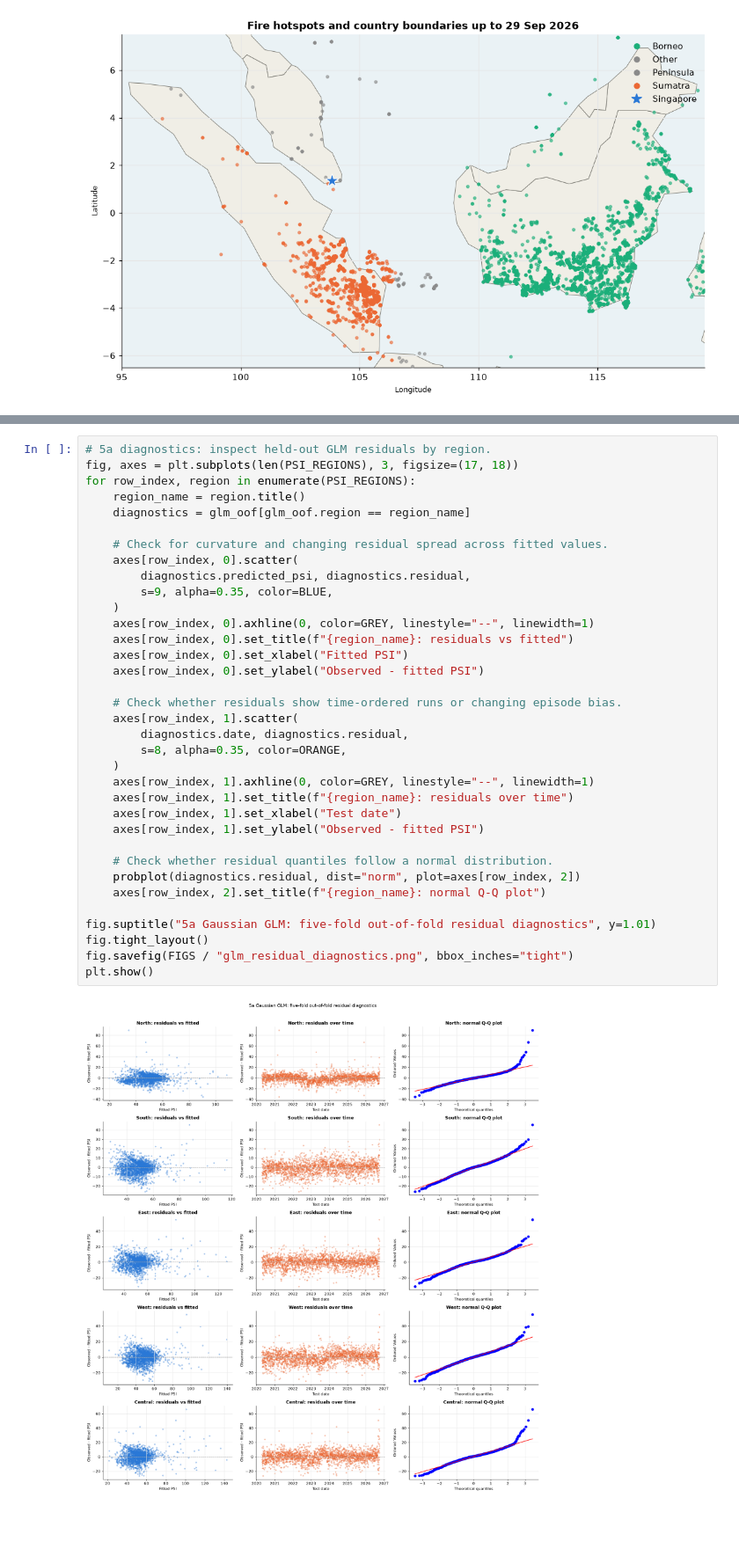
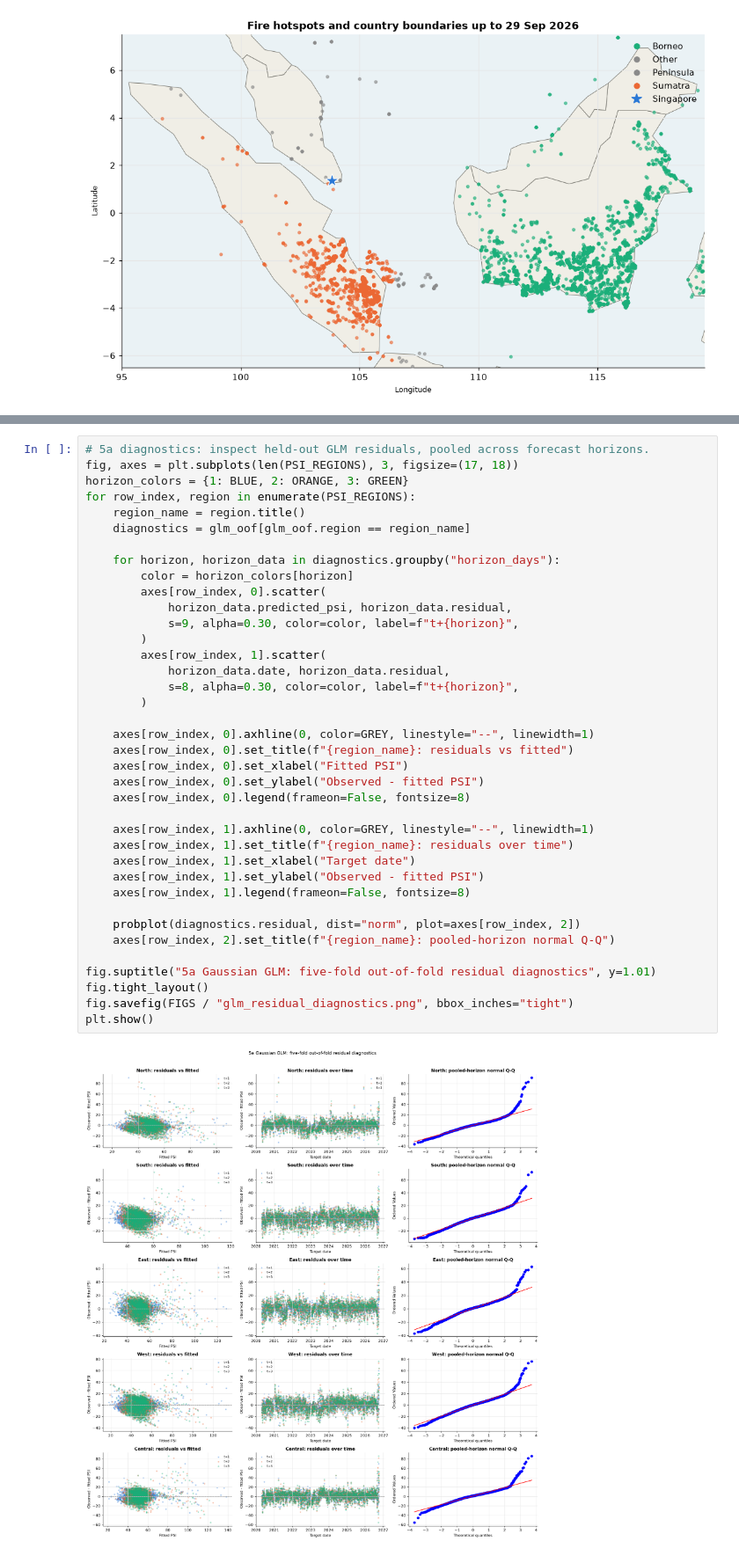
Before and after one commit to bowlofcloud/haze_monitoring_prediction_2026, a Jupyter notebook: notebooks/haze_analysis.ipynb, the cells around one changed output, grey strips where cells are left out. Shown at 88% size. Saved outputs shown, nothing was run; the diff lists cells and outputs as text; blank space fills up the shorter version.

```diff
--- a/notebooks/haze_analysis.ipynb
+++ b/notebooks/haze_analysis.ipynb
@@ -336,38 +413,41 @@ Mean regional GLM test MSE: 51.99
 # %%
-# 5a diagnostics: inspect held-out GLM residuals by region.
+# 5a diagnostics: inspect held-out GLM residuals, pooled across forecast horizons.
 fig, axes = plt.subplots(len(PSI_REGIONS), 3, figsize=(17, 18))
+horizon_colors = {1: BLUE, 2: ORANGE, 3: GREEN}
 for row_index, region in enumerate(PSI_REGIONS):
     region_name = region.title()
     diagnostics = glm_oof[glm_oof.region == region_name]
 
-    # Check for curvature and changing residual spread across fitted values.
-    axes[row_index, 0].scatter(
-        diagnostics.predicted_psi, diagnostics.residual,
-        s=9, alpha=0.35, color=BLUE,
-    )
+    for horizon, horizon_data in diagnostics.groupby("horizon_days"):
+        color = horizon_colors[horizon]
+        axes[row_index, 0].scatter(
+            horizon_data.predicted_psi, horizon_data.residual,
+            s=9, alpha=0.30, color=color, label=f"t+{horizon}",
+        )
+        axes[row_index, 1].scatter(
+            horizon_data.date, horizon_data.residual,
+            s=8, alpha=0.30, color=color, label=f"t+{horizon}",
+        )
+
     axes[row_index, 0].axhline(0, color=GREY, linestyle="--", linewidth=1)
     axes[row_index, 0].set_title(f"{region_name}: residuals vs fitted")
     axes[row_index, 0].set_xlabel("Fitted PSI")
     axes[row_index, 0].set_ylabel("Observed - fitted PSI")
+    axes[row_index, 0].legend(frameon=False, fontsize=8)
 
-    # Check whether residuals show time-ordered runs or changing episode bias.
-    axes[row_index, 1].scatter(
-        diagnostics.date, diagnostics.residual,
-        s=8, alpha=0.35, color=ORANGE,
-    )
     axes[row_index, 1].axhline(0, color=GREY, linestyle="--", linewidth=1)
     axes[row_index, 1].set_title(f"{region_name}: residuals over time")
-    axes[row_index, 1].set_xlabel("Test date")
+    axes[row_index, 1].set_xlabel("Target date")
     axes[row_index, 1].set_ylabel("Observed - fitted PSI")
+    axes[row_index, 1].legend(frameon=False, fontsize=8)
 
-    # Check whether residual quantiles follow a normal distribution.
     probplot(diagnostics.residual, dist="norm", plot=axes[row_index, 2])
-    axes[row_index, 2].set_title(f"{region_name}: normal Q-Q plot")
+    axes[row_index, 2].set_title(f"{region_name}: pooled-horizon normal Q-Q")
 
 fig.suptitle("5a Gaussian GLM: five-fold out-of-fold residual diagnostics", y=1.01)
 fig.tight_layout()
 fig.savefig(FIGS / "glm_residual_diagnostics.png", bbox_inches="tight")
 plt.show()
 # %% [output]
-[figure, old version]
+[figure, new version]
 # %% [markdown]
```
Also changed, not shown: parts of 22 cells of this notebook, 14 other files.
